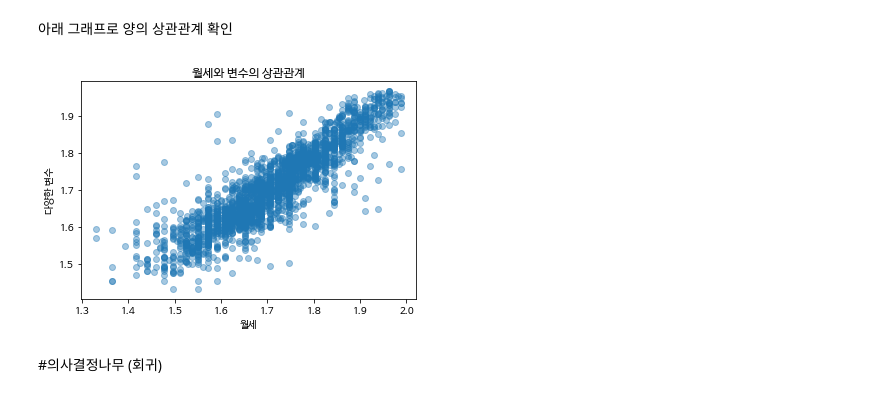
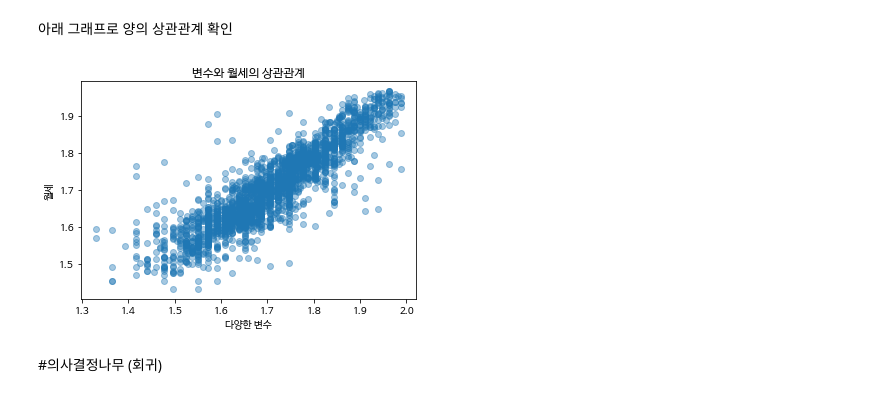
Before and after one commit to yuree89/practice, a Jupyter notebook: 23_01_10_group.ipynb, the cells around one changed output. Drawn from its saved outputs; the diff is of its cells as text; code cells hidden in the pictures.

```diff
--- a/23_01_10_group.ipynb
+++ b/23_01_10_group.ipynb
@@ -288,12 +289,12 @@ RMSE 0.052
 # %%
 import matplotlib.pyplot as plt
 plt.scatter(Y_test,Y_pred, alpha=0.4)
-plt.xlabel("월세")
-plt.ylabel("다양한 변수")
-plt.title("월세와 변수의 상관관계")
+plt.xlabel("다양한 변수")
+plt.ylabel("월세")
+plt.title("변수와 월세의 상관관계")
 plt.show()
 # %% [output]
-[figure, old version]
+[figure, new version]
 # %% [markdown]
 #의사결정나무 (회귀)
 # %%
```
Also changed, not shown: parts of 2 cells of this notebook.
